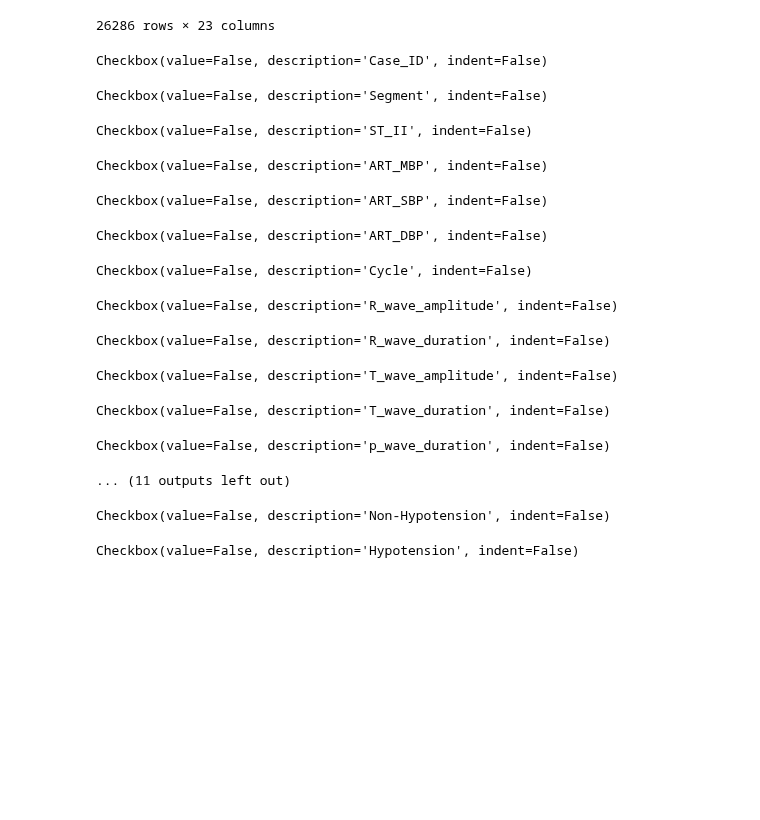
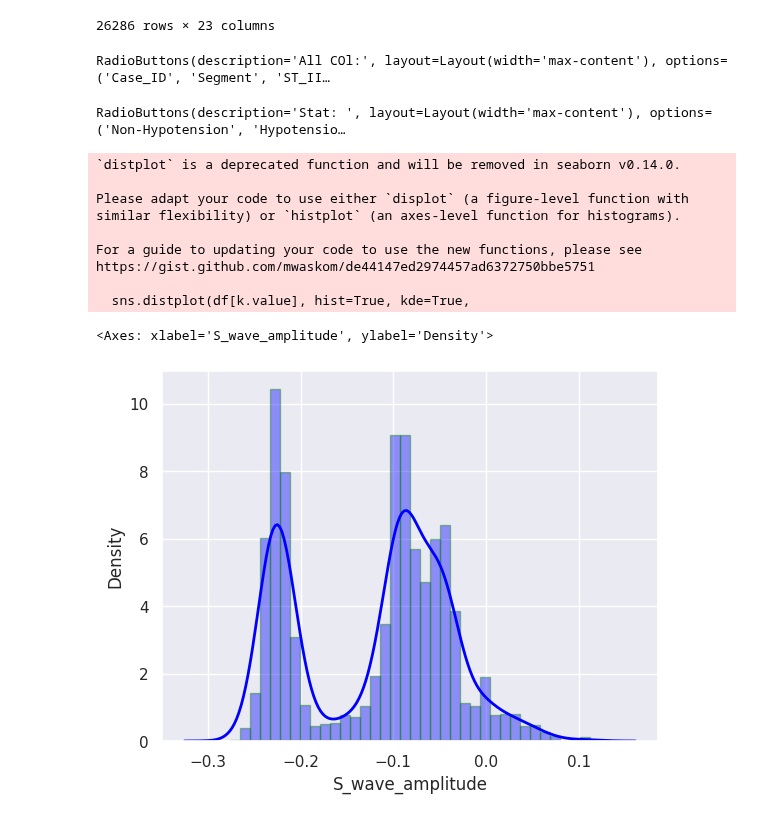
Before and after one commit to RafsanJany-44/ARC, a Jupyter notebook: Untitled160.ipynb, the cells around one changed output. Drawn from its saved outputs; the diff is of its cells as text; code cells hidden in the pictures; blank space fills up the shorter version.

```diff
--- a/Untitled160.ipynb
+++ b/Untitled160.ipynb
@@ -41,49 +28,46 @@ dataset
 | 26284 | 10 | 169 | 0.000000 | NaN | NaN | NaN | 17 | 0.001025 | 0.040218 | ... |
 | 26285 | 10 | 169 | 0.000000 | NaN | NaN | NaN | 18 | NaN | NaN | ... |
 26286 rows × 23 columns
-# %%
-all_columns = list(dataset.columns)
-new_keys=items_check_box(all_columns)
-# %% [output]
-Checkbox(value=False, description='Case_ID', indent=False)
-Checkbox(value=False, description='Segment', indent=False)
-Checkbox(value=False, description='ST_II', indent=False)
-Checkbox(value=False, description='ART_MBP', indent=False)
-Checkbox(value=False, description='ART_SBP', indent=False)
-Checkbox(value=False, description='ART_DBP', indent=False)
-Checkbox(value=False, description='Cycle', indent=False)
-Checkbox(value=False, description='R_wave_amplitude', indent=False)
-Checkbox(value=False, description='R_wave_duration', indent=False)
-Checkbox(value=False, description='T_wave_amplitude', indent=False)
-Checkbox(value=False, description='T_wave_duration', indent=False)
-Checkbox(value=False, description='p_wave_duration', indent=False)
-... (11 outputs left out)
-# %%
-stat_type=items_check_box(["Non-Hypotension","Hypotension"])
-# %% [output]
-Checkbox(value=False, description='Non-Hypotension', indent=False)
-Checkbox(value=False, description='Hypotension', indent=False)
+# %%
+all_columns = list(dataset.columns)
+k = widgets.RadioButtons(
+    options=all_columns,
+    layout={'width': 'max-content'},
+    description='All COl:',
+    disabled=False
+)
+display(k)
+# %% [output]
+RadioButtons(description='All COl:', layout=Layout(width='max-content'), options=('Case_ID', 'Segment', 'ST_II…
+# %%
+
+s = widgets.RadioButtons(
+    options=["Non-Hypotension","Hypotension"],
+    layout={'width': 'max-content'},
+    description='Stat: ',
+    disabled=False
+)
+display(s)
+# %% [output]
+RadioButtons(description='Stat: ', layout=Layout(width='max-content'), options=('Non-Hypotension', 'Hypotensio…
 # %%
-
-new_features = []
-for i in range(len(new_keys)):
-  if new_keys[i].value ==True:
-    new_features.append(all_columns[i])
-
-
-
-
-stat = "Non-Hypotension"
-if stat_type[0].value==False:
-  stat = "Hypotension"
-
-
-df = dataset.query('Status =="'+stat+'"')
-
+df = dataset.query('Status =="'+s.value+'"')
 
 
 sns.set_theme()
-sns.distplot(df[new_features[0]], hist=True, kde=True,
+sns.distplot(df[k.value], hist=True, kde=True,
              bins=int(180/5), color = 'blue',
              hist_kws={'edgecolor':'green'},
              kde_kws={'linewidth': 2})
+# %% [output]
+`distplot` is a deprecated function and will be removed in seaborn v0.14.0.
+
+Please adapt your code to use either `displot` (a figure-level function with
+similar flexibility) or `histplot` (an axes-level function for histograms).
+
+For a guide to updating your code to use the new functions, please see
+https://gist.github.com/mwaskom/de44147ed2974457ad6372750bbe5751
+
+  sns.distplot(df[k.value], hist=True, kde=True,
+<Axes: xlabel='S_wave_amplitude', ylabel='Density'>
+[figure, added]
```
Also changed, not shown: parts of 2 cells of this notebook.
